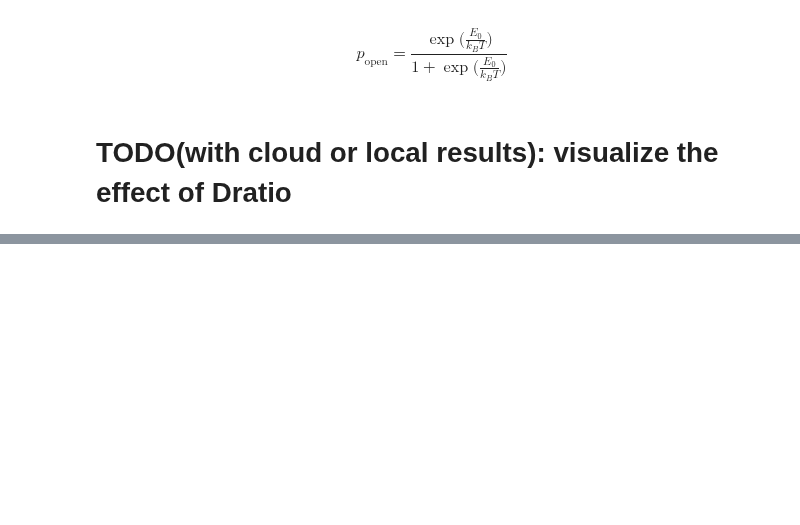
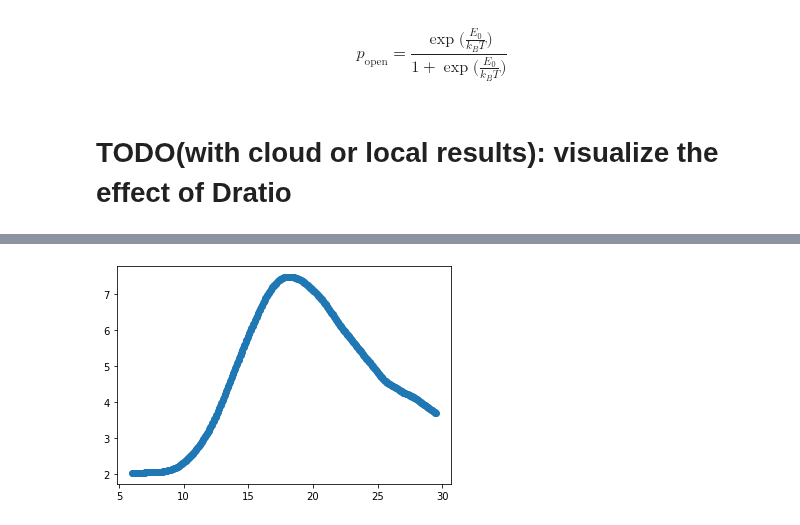
Before and after one commit to timtyree/bgmc, a Jupyter notebook: python/dev data parsing.ipynb, the cells around one changed output, grey strips where cells are left out. Cells and saved outputs as stored; diff of their text form; code cells hidden in the pictures; blank space fills up the shorter version.

```diff
--- a/python/dev data parsing.ipynb
+++ b/python/dev data parsing.ipynb
@@ -1041,0 +1128,21 @@ $$
+# %%
+#DONE: compute sliding m
+#TODO: compute sliding M
+xavg_values,slope_values,Rsquared_values = compute_sliding_slope_loglog(x_values,y_values,
+    x_min=1.,
+    window_width=10,
+    stepsize=None,
+)
+# %%
+fontsize=22
+x=xavg_values[:-1]
+# y=Rsquared_values[:-1]
+y=slope_values[:-1]
+plt.scatter(x,y)
+# plt.xlabel('N',fontsize=fontsize)
+# plt.ylabel('Collision Rate',fontsize=fontsize)
+# plt.xscale('log')
+# plt.yscale('log')
+plt.show()
+# %% [output]
+[figure, added]
```
Also changed, not shown: parts of 14 cells of this notebook, 7 other files.
